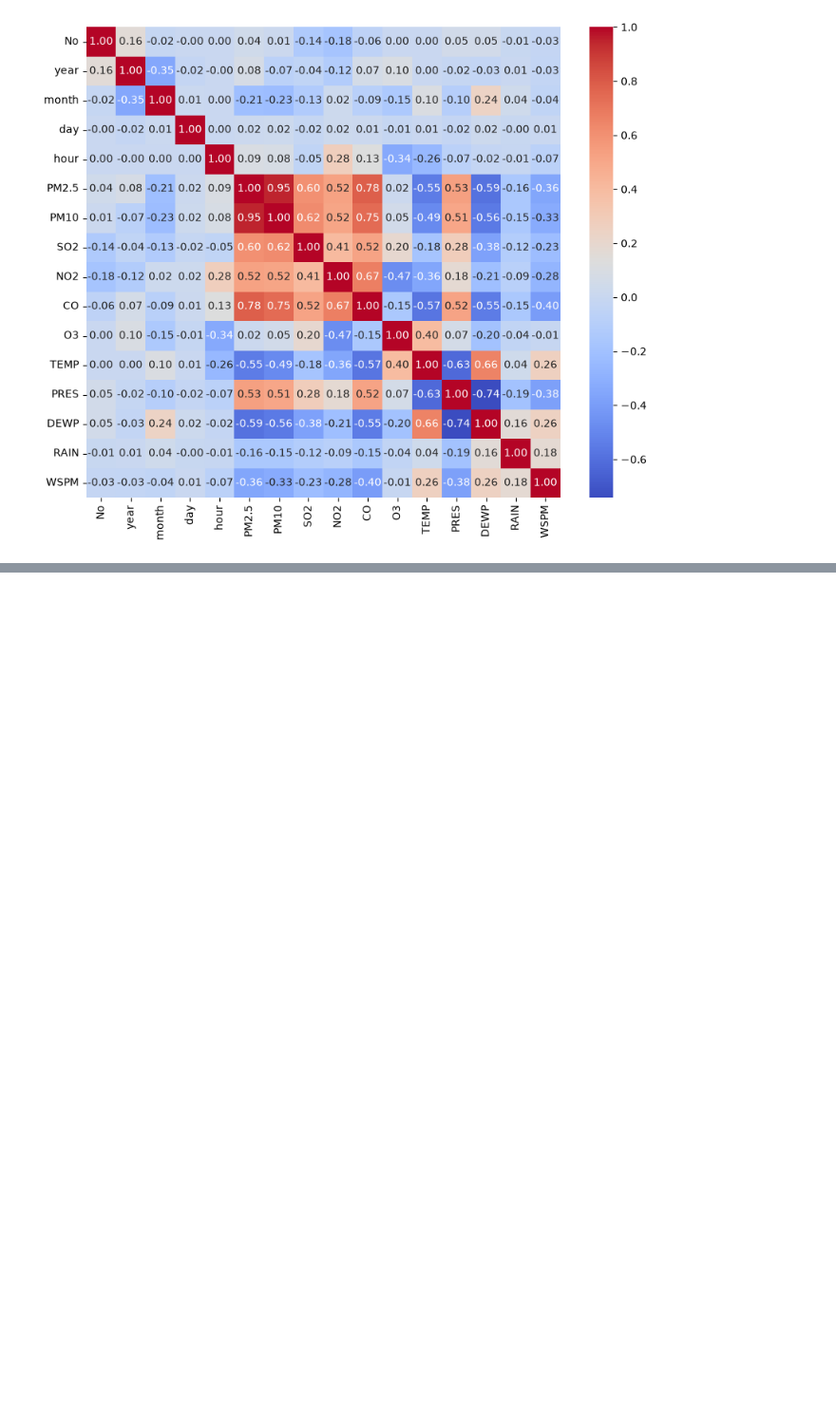
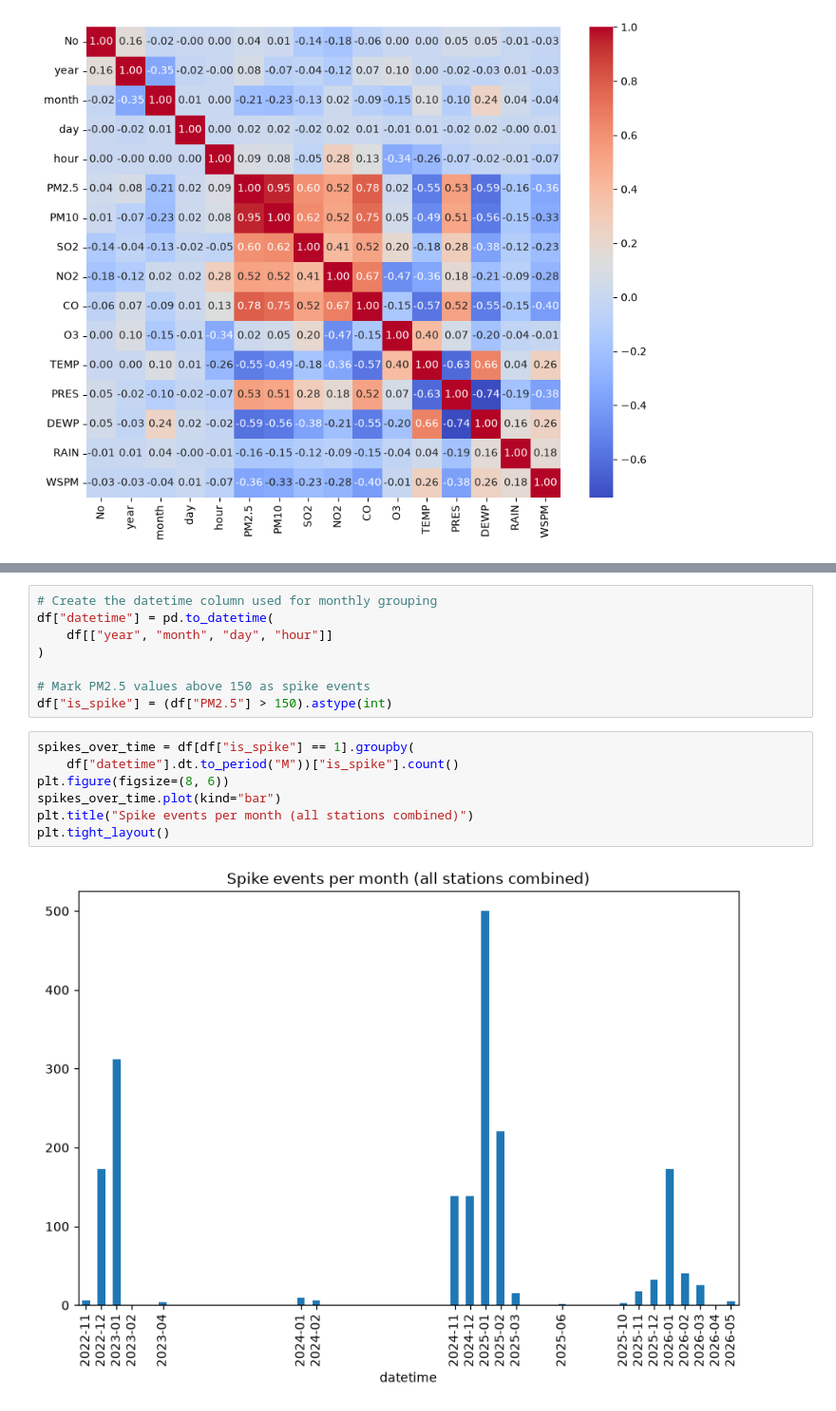
Before and after one commit to iamahnaf/SpikeForecasting, a Jupyter notebook: notebooks/DataProcessing.ipynb, the cells around one changed output, grey strips where cells are left out. Shown at 95% size. Cells and saved outputs as stored; diff of their text form; blank space fills up the shorter version.

```diff
--- a/notebooks/DataProcessing.ipynb
+++ b/notebooks/DataProcessing.ipynb
@@ -134,0 +146,17 @@ sns.heatmap(df.corr(numeric_only=True),annot=True,cmap='coolwarm',fmt=".2f")
+# %%
+# Create the datetime column used for monthly grouping
+df["datetime"] = pd.to_datetime(
+    df[["year", "month", "day", "hour"]]
+)
+
+# Mark PM2.5 values above 150 as spike events
+df["is_spike"] = (df["PM2.5"] > 150).astype(int)
+# %%
+spikes_over_time = df[df["is_spike"] == 1].groupby(
+    df["datetime"].dt.to_period("M"))["is_spike"].count()
+plt.figure(figsize=(8, 6))
+spikes_over_time.plot(kind="bar")
+plt.title("Spike events per month (all stations combined)")
+plt.tight_layout()
+# %% [output]
+[figure, added]
```
Also changed, not shown: parts of 3 cells of this notebook.
